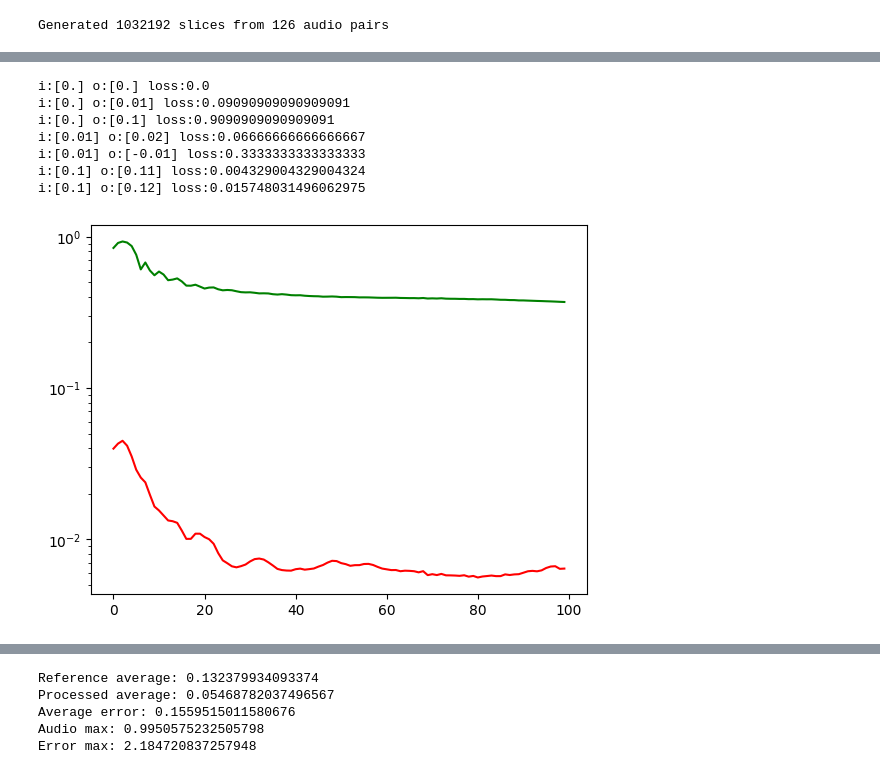
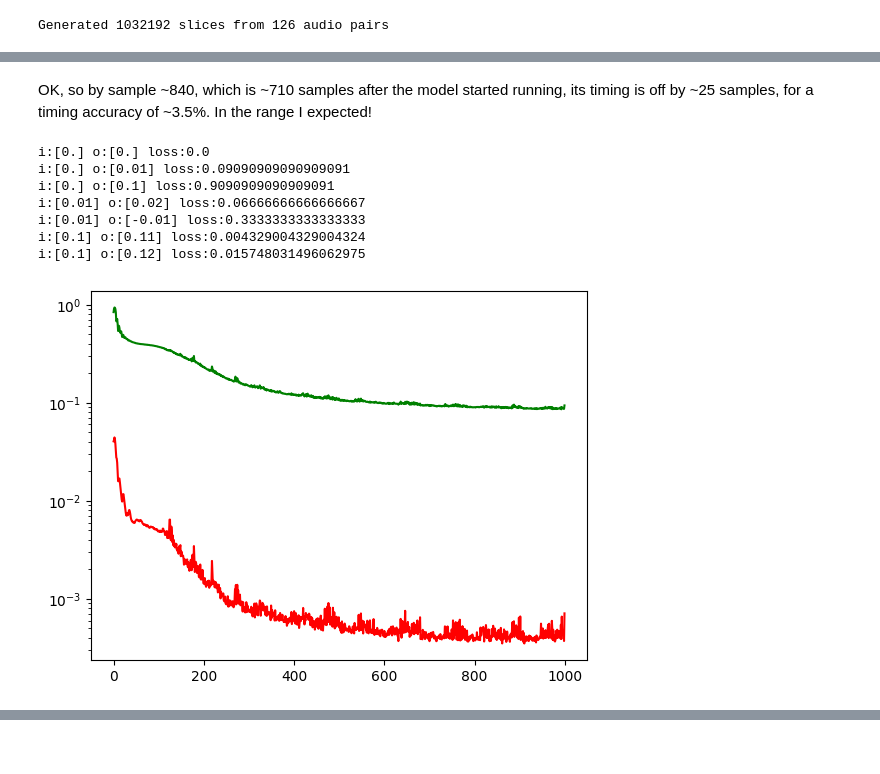
Before and after one commit to wyager/audiofx, a Jupyter notebook: audiofx.ipynb, the cells around one changed output, grey strips where cells are left out. Drawn from its saved outputs; the diff is of its cells as text; code cells hidden in the pictures; blank space fills up the shorter version.

```diff
--- a/audiofx.ipynb
+++ b/audiofx.ipynb
@@ -643,3 +730,5 @@ This may be a good opportunity to try out a more perceptual loss function that p
+# %% [markdown]
+OK, so by sample ~840, which is ~710 samples after the model started running, its timing is off by ~25 samples, for a timing accuracy of ~3.5%. In the range I expected!
 # %%
 # We want to assign a large loss to 0.01 vs 0.02, but a small loss to 0.11 vs 0.12
 def magnitude_sensitive_loss(output, reference):
@@ -666,27 +755,12 @@ i:[0.01] o:[-0.01] loss:0.3333333333333333
 i:[0.1] o:[0.11] loss:0.004329004329004324
 i:[0.1] o:[0.12] loss:0.015748031496062975
 # %%
-am_model_2 = train(am_data, epoch_count = 100, loss_function = magnitude_sensitive_loss)
+am_model_2 = train(am_data, epoch_count = 1000, loss_function = magnitude_sensitive_loss)
 # %% [output]
-[figure, old version]
+[figure, new version]
 # %%
 am_processed_2 = apply_to_audio(am_model_2, listen_audio)
 Audio(am_processed_2, rate=sample_rate)
 # %% [output]
 [interactive output not drawn]
-# %%
-avg = np.abs(am_listen).mean()
-err = am_processed_2 - am_listen
-avg_err = np.abs(err).mean()
-print(f"Reference average: {avg}")
-print(f"Processed average: {np.abs(am_processed_2).mean()}")
-print(f"Average error: {avg_err}")
-print(f"Audio max: {listen_audio.max()}")
-print(f"Error max: {err.max()}")
-# %% [output]
-Reference average: 0.132379934093374
-Processed average: 0.05468782037496567
-Average error: 0.1559515011580676
-Audio max: 0.9950575232505798
-Error max: 2.184720837257948
 # %%
```
Also changed, not shown: parts of 17 cells of this notebook.
